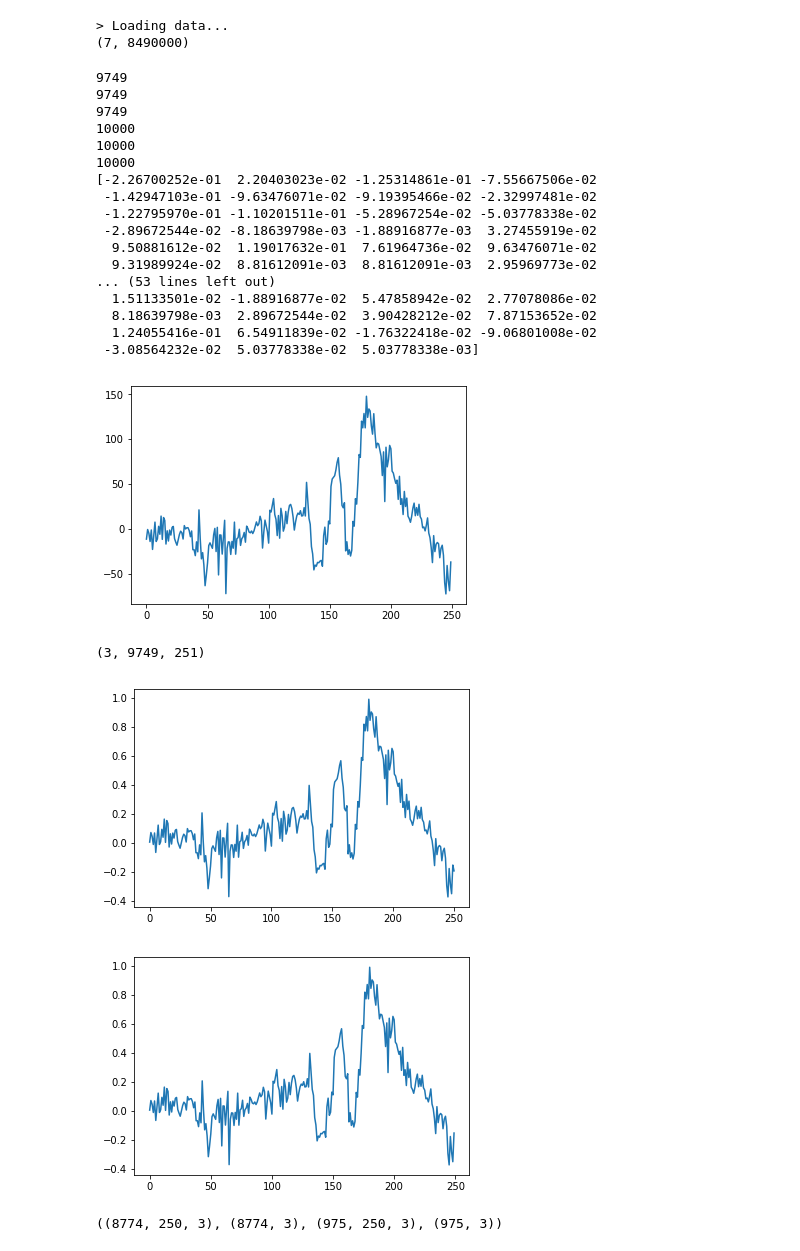
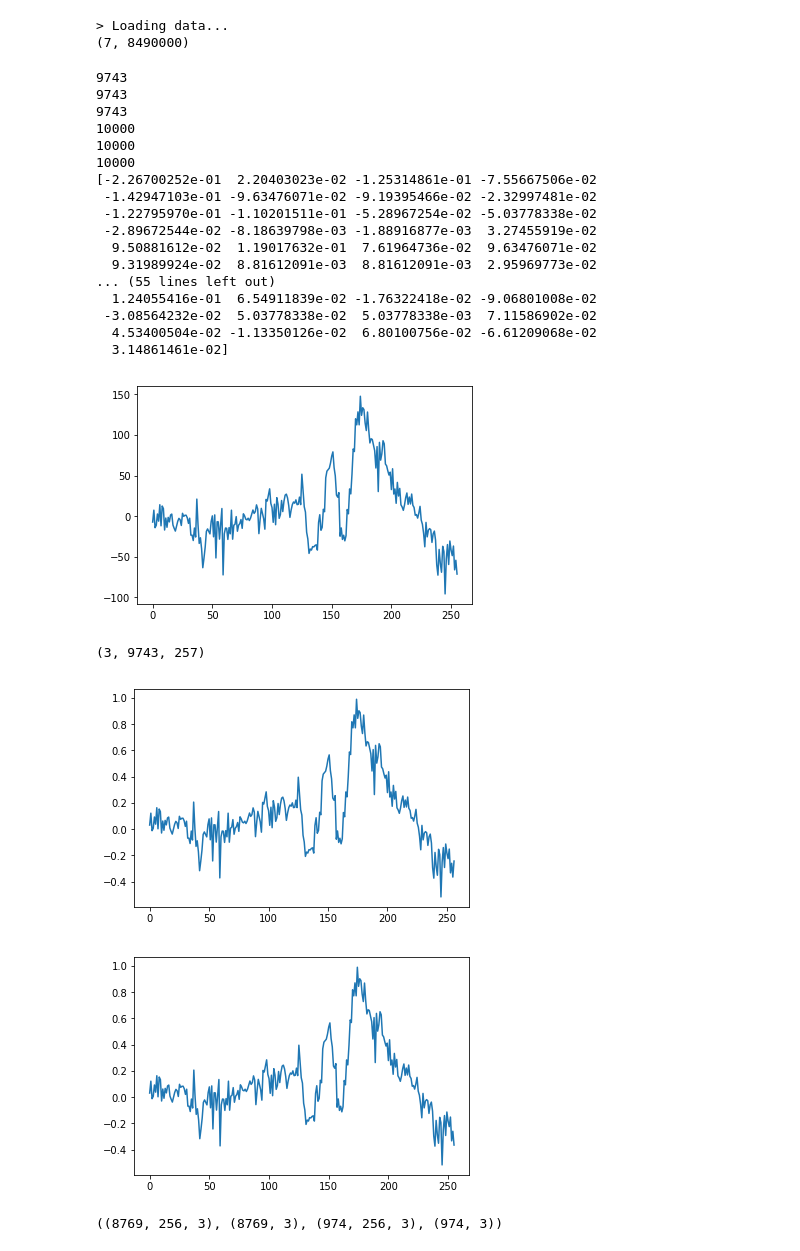
Before and after one commit to ktsimring/final-project, a Jupyter notebook: LSTM/LSTM New Implementation 2 RMS Optimizer.ipynb, the cells around one changed output. Drawn from its saved outputs; the diff is of its cells as text; code cells hidden in the pictures.

```diff
--- a/LSTM/LSTM New Implementation 2 RMS Optimizer.ipynb
+++ b/LSTM/LSTM New Implementation 2 RMS Optimizer.ipynb
@@ -1,4 +1,5 @@
 # %%
+
 from pandas import DataFrame
 from pandas import Series
 from pandas import concat
@@ -139,10 +140,10 @@ def make_data(sig, seq_len, normalise_window):
     else:
         result = chunk_data(data, sequence_length)
         diff = normalise_windows(result)
-    plt.plot(range(len(data[0,250:500])), data[0,250:500])
+    plt.plot(range(len(data[0,256:512])), data[0,256:512])
     plt.show()
     print(diff.shape)
-    plt.plot(range(len(diff[0,250])), diff[0,250])
+    plt.plot(range(len(diff[0,256])), diff[0,256])
     plt.show()
 
 
@@ -177,7 +178,7 @@ def make_data(sig, seq_len, normalise_window):
                 vals[index] = old_x_test[index,i,k]
             x_test[i,k] = vals
 
-    plt.plot(range(len(y_train[0,:250])), y_train[0,:250])
+    plt.plot(range(len(y_train[0,:256])), y_train[0,:256])
     plt.show()
 
 
@@ -291,7 +292,7 @@ def plot_results_multiple(predicted_data, true_data, prediction_len):
     plt.show()
 # %%
 global_start_time = time.time()
-seq_len = 250
+seq_len = 256
 
 print('> Loading data... ')
 sig = load_data('sample-data/SC4002E0-PSG.edf')
@@ -305,33 +306,33 @@ print(sig.shape)
 # %%
 scaler = []
 for i in range(3):
-    scale, data_y = scale_t(sig[i,251:10000])
+    scale, data_y = scale_t(sig[i,257:10000])
     scaler.append(scale)
 X_train, y_train, X_test, y_test = make_data(sig, seq_len, False)
 print(X_train.shape, y_train.shape, X_test.shape, y_test.shape)
 # %% [output]
-9749
-9749
-9749
+9743
+9743
+9743
 10000
 10000
 10000
 [-2.26700252e-01  2.20403023e-02 -1.25314861e-01 -7.55667506e-02
  -1.42947103e-01 -9.63476071e-02 -9.19395466e-02 -2.32997481e-02
  -1.22795970e-01 -1.10201511e-01 -5.28967254e-02 -5.03778338e-02
  -2.89672544e-02 -8.18639798e-03 -1.88916877e-03  3.27455919e-02
   9.50881612e-02  1.19017632e-01  7.61964736e-02  9.63476071e-02
   9.31989924e-02  8.81612091e-03  8.81612091e-03  2.95969773e-02
-... (53 lines left out)
-  1.51133501e-02 -1.88916877e-02  5.47858942e-02  2.77078086e-02
-  8.18639798e-03  2.89672544e-02  3.90428212e-02  7.87153652e-02
+... (55 lines left out)
   1.24055416e-01  6.54911839e-02 -1.76322418e-02 -9.06801008e-02
- -3.08564232e-02  5.03778338e-02  5.03778338e-03]
+ -3.08564232e-02  5.03778338e-02  5.03778338e-03  7.11586902e-02
+  4.53400504e-02 -1.13350126e-02  6.80100756e-02 -6.61209068e-02
+  3.14861461e-02]
-[figure, old version]
+[figure, new version]
-(3, 9749, 251)
+(3, 9743, 257)
-[figure, old version]
+[figure, new version]
-[figure, old version]
+[figure, new version]
-((8774, 250, 3), (8774, 3), (975, 250, 3), (975, 3))
+((8769, 256, 3), (8769, 3), (974, 256, 3), (974, 3))
 # %%
 print data_y.shape
 plt.plot(data_y)
```
Also changed, not shown: parts of 17 cells of this notebook.
